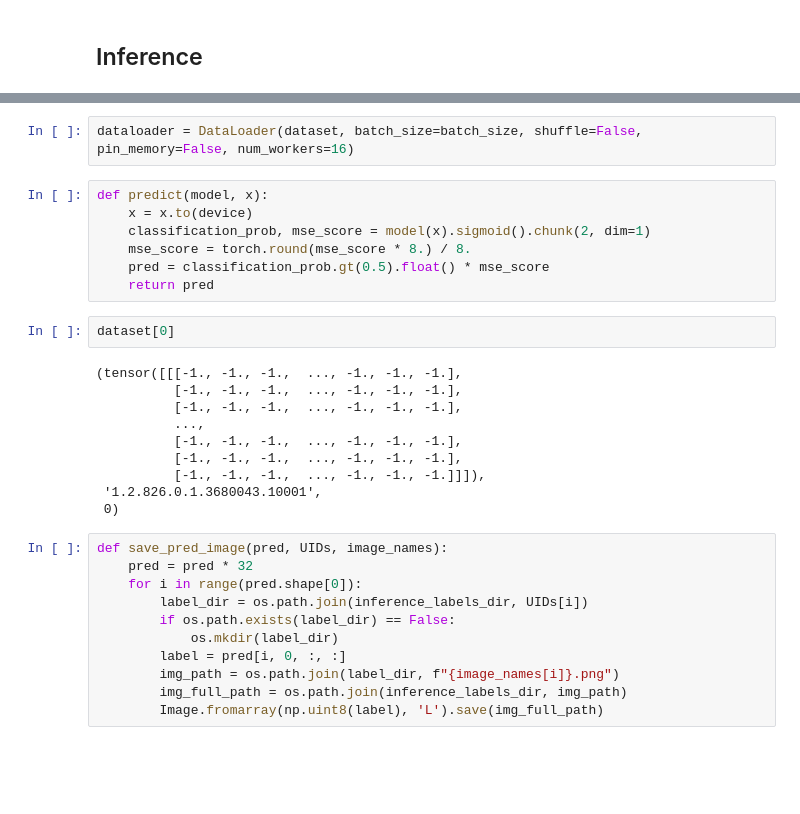
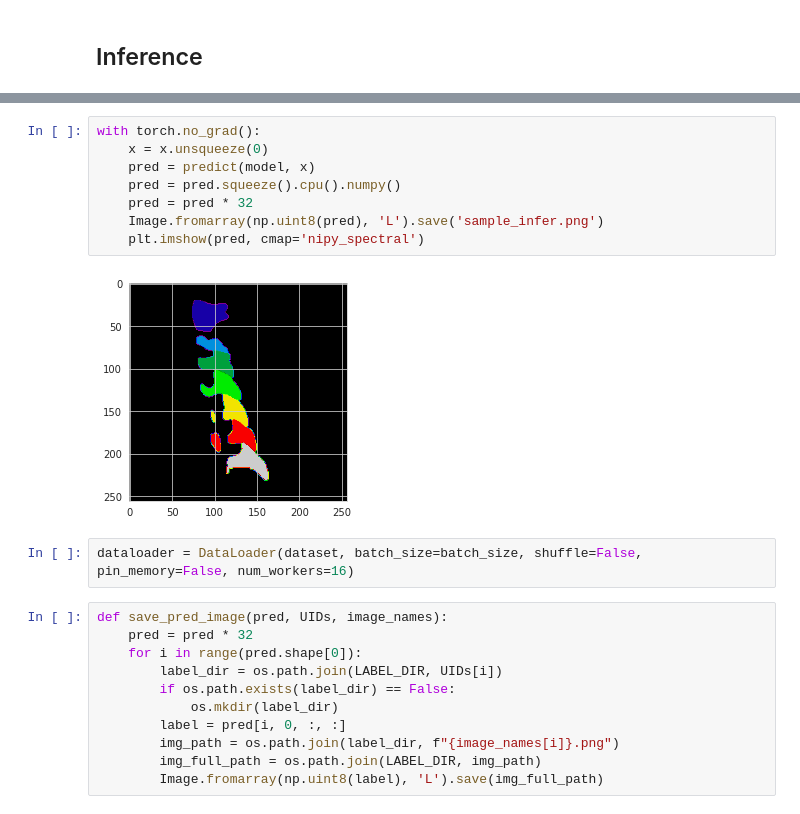
Before and after one commit to ghty011/cervical_spine, a Jupyter notebook: train/inference_segmentation_vertical.ipynb, the cells around one changed output, grey strips where cells are left out. Saved outputs shown, nothing was run; the diff lists cells and outputs as text; blank space fills up the shorter version.

```diff
--- a/train/inference_segmentation_vertical.ipynb
+++ b/train/inference_segmentation_vertical.ipynb
@@ -246,34 +373,25 @@ len(dataset)
+# %%
+with torch.no_grad():
+    x = x.unsqueeze(0)
+    pred = predict(model, x)
+    pred = pred.squeeze().cpu().numpy()
+    pred = pred * 32
+    Image.fromarray(np.uint8(pred), 'L').save('sample_infer.png')
+    plt.imshow(pred, cmap='nipy_spectral')
+# %% [output]
+[figure, added]
 # %%
 dataloader = DataLoader(dataset, batch_size=batch_size, shuffle=False, pin_memory=False, num_workers=16)
-# %%
-def predict(model, x):
-    x = x.to(device)
-    classification_prob, mse_score = model(x).sigmoid().chunk(2, dim=1)
-    mse_score = torch.round(mse_score * 8.) / 8.
-    pred = classification_prob.gt(0.5).float() * mse_score
-    return pred
-# %%
-dataset[0]
-# %% [output]
-(tensor([[[-1., -1., -1.,  ..., -1., -1., -1.],
-          [-1., -1., -1.,  ..., -1., -1., -1.],
-          [-1., -1., -1.,  ..., -1., -1., -1.],
-          ...,
-          [-1., -1., -1.,  ..., -1., -1., -1.],
-          [-1., -1., -1.,  ..., -1., -1., -1.],
-          [-1., -1., -1.,  ..., -1., -1., -1.]]]),
- '1.2.826.0.1.3680043.10001',
- 0)
 # %%
 def save_pred_image(pred, UIDs, image_names):
     pred = pred * 32
     for i in range(pred.shape[0]):
-        label_dir = os.path.join(inference_labels_dir, UIDs[i])
+        label_dir = os.path.join(LABEL_DIR, UIDs[i])
         if os.path.exists(label_dir) == False:
             os.mkdir(label_dir)
         label = pred[i, 0, :, :]
         img_path = os.path.join(label_dir, f"{image_names[i]}.png")
-        img_full_path = os.path.join(inference_labels_dir, img_path)
+        img_full_path = os.path.join(LABEL_DIR, img_path)
         Image.fromarray(np.uint8(label), 'L').save(img_full_path)
 # %%
 with torch.no_grad():
```
Also changed, not shown: parts of 30 cells of this notebook, 1 other file.
